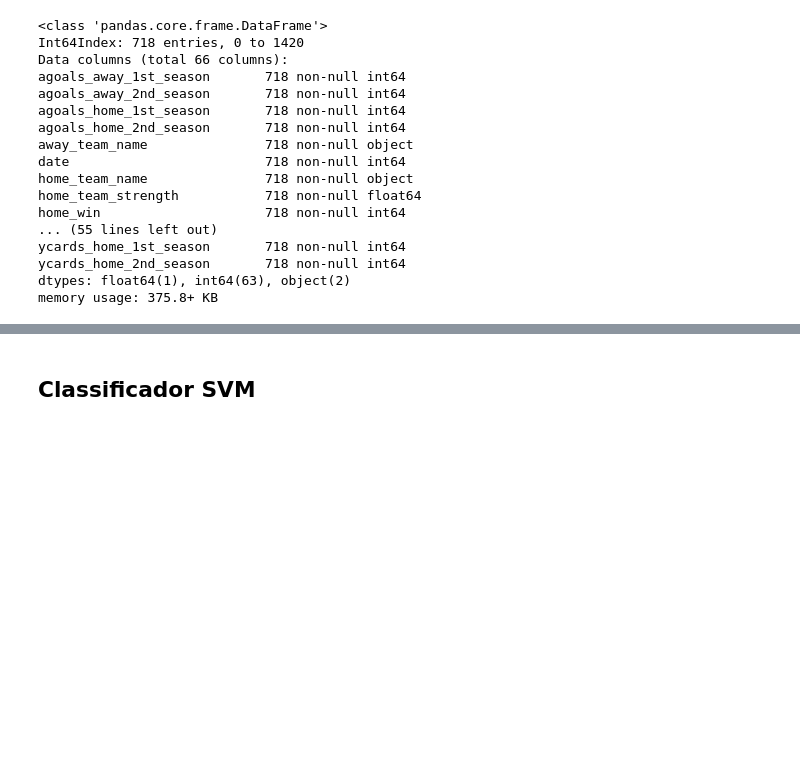
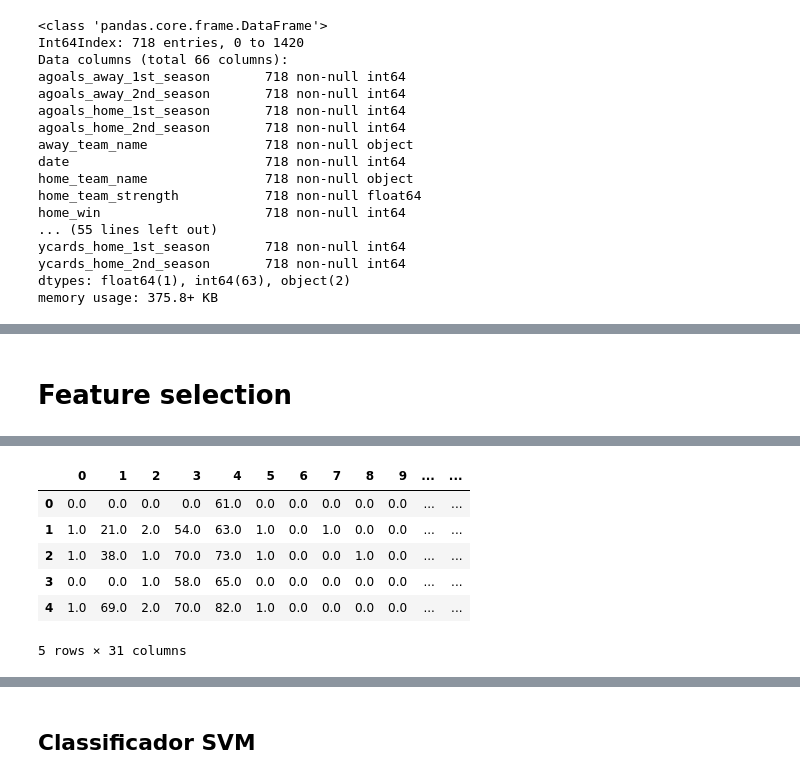
Before and after one commit to nbrutti/uol-export, a Jupyter notebook: notebooks/Pré-processamento.ipynb, the cells around one changed output, grey strips where cells are left out. Cells and saved outputs as stored; diff of their text form; code cells hidden in the pictures; blank space fills up the shorter version.

```diff
--- a/notebooks/Pré-processamento.ipynb
+++ b/notebooks/Pré-processamento.ipynb
@@ -215,0 +255,19 @@ df_filtered["substitution_2_time"].apply(lambda x : 45 if x == 'INTERVALO' else
+# %% [markdown]
+# Feature selection
+# %%
+# Links úteis http://minerandodados.com.br/index.php/2018/05/21/feature-selection-bala-de-prata/
+
+PERCENTILE = 50
+
+from sklearn.feature_selection import SelectPercentile
+
+# Salvar as classes da matrix multilabel
+classes = LabelPowerset().transform(Y_train)
+
+fs = SelectPercentile(feature_selection.f_classif, percentile=PERCENTILE)
+fs.fit(X_train, classes)
+X_train_fs = fs.transform(X_train)
+X_test_fs = fs.transform(X_test)
+x = pd.DataFrame(X_train_fs)
+x.head()
+# %% [output]
@@ -215,0 +276,7 @@ df_filtered["substitution_2_time"].apply(lambda x : 45 if x == 'INTERVALO' else
+|  | 0 | 1 | 2 | 3 | 4 | 5 | 6 | 7 | 8 | 9 | ... | ... |
+| 0 | 0.0 | 0.0 | 0.0 | 0.0 | 61.0 | 0.0 | 0.0 | 0.0 | 0.0 | 0.0 | ... | ... |
+| 1 | 1.0 | 21.0 | 2.0 | 54.0 | 63.0 | 1.0 | 0.0 | 1.0 | 0.0 | 0.0 | ... | ... |
+| 2 | 1.0 | 38.0 | 1.0 | 70.0 | 73.0 | 1.0 | 0.0 | 0.0 | 1.0 | 0.0 | ... | ... |
+| 3 | 0.0 | 0.0 | 1.0 | 58.0 | 65.0 | 0.0 | 0.0 | 0.0 | 0.0 | 0.0 | ... | ... |
+| 4 | 1.0 | 69.0 | 2.0 | 70.0 | 82.0 | 1.0 | 0.0 | 0.0 | 0.0 | 0.0 | ... | ... |
+5 rows × 31 columns
```
Also changed, not shown: parts of 18 cells of this notebook.
